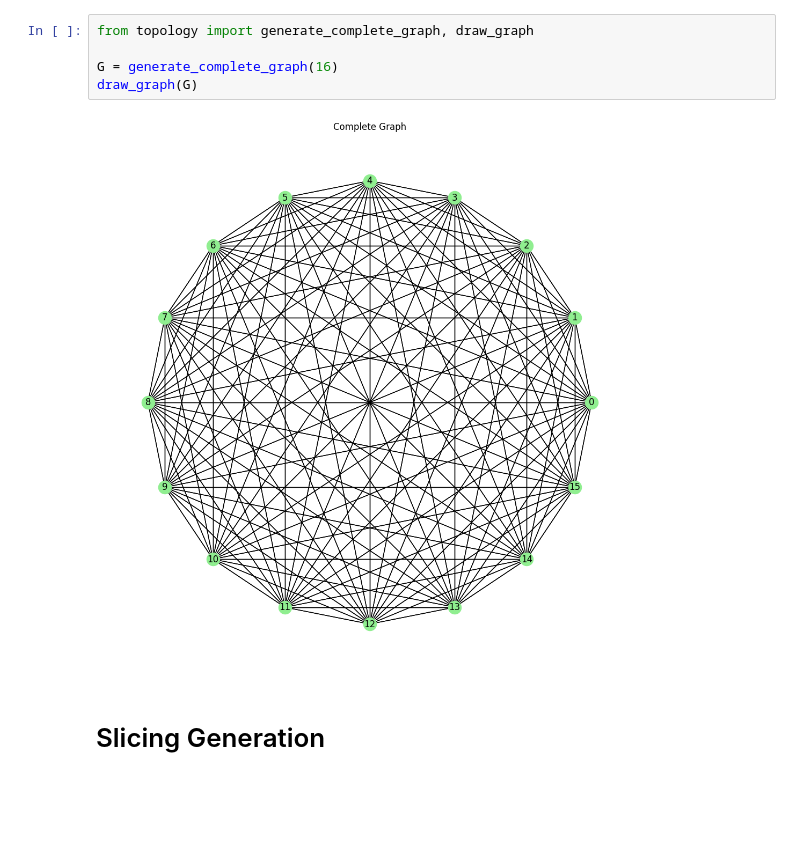
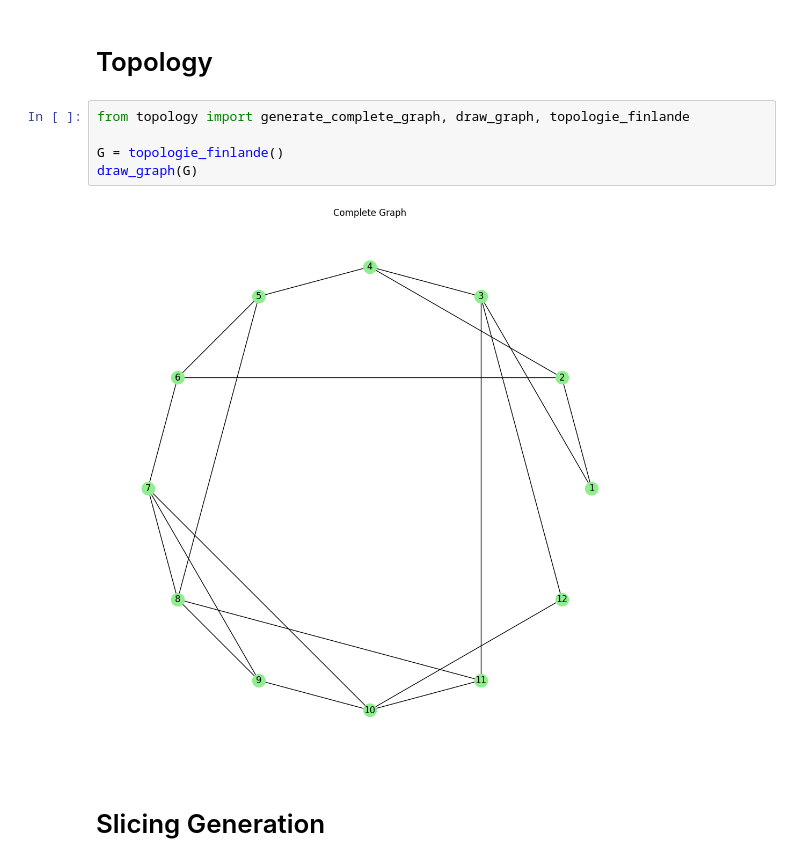
Before and after one commit to ceciliadesousaluzalmeida/5g-slicing-energy-effiiciency, a Jupyter notebook: simulator/32_node_a-star.ipynb, the cells around one changed output. Drawn from its saved outputs; the diff is of its cells as text; blank space fills up the shorter version.

```diff
--- a/simulator/32_node_a-star.ipynb
+++ b/simulator/32_node_a-star.ipynb
@@ -1,10 +1,12 @@
+# %% [markdown]
+# Topology
 # %%
-from topology import generate_complete_graph, draw_graph
+from topology import generate_complete_graph, draw_graph, topologie_finlande
 
-G = generate_complete_graph(16)
+G = topologie_finlande()
 draw_graph(G)
 # %% [output]
-[figure, old version]
+[figure, new version]
 # %% [markdown]
 # Slicing Generation
 # %%
```
Also changed, not shown: parts of 19 cells of this notebook, 6 other files.
